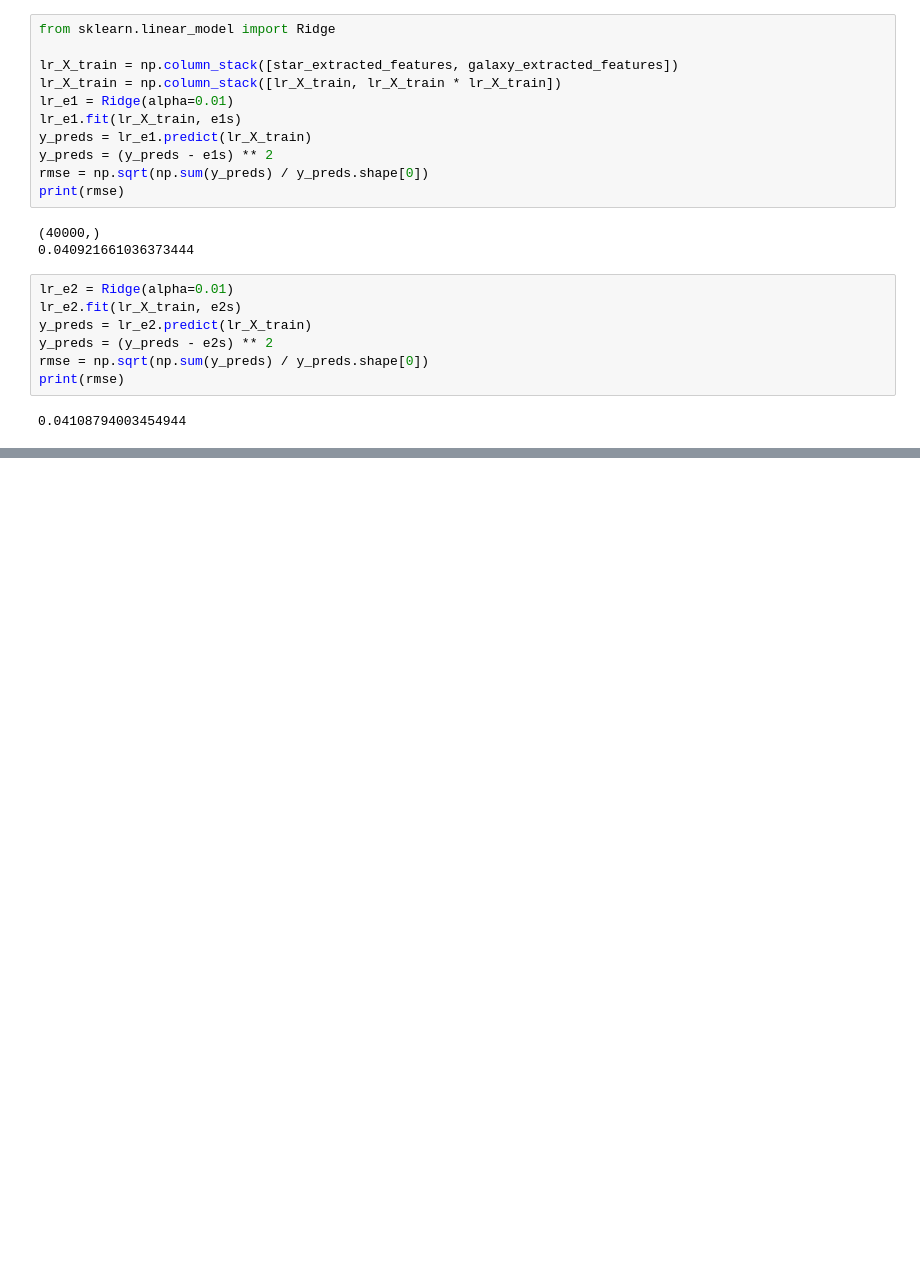
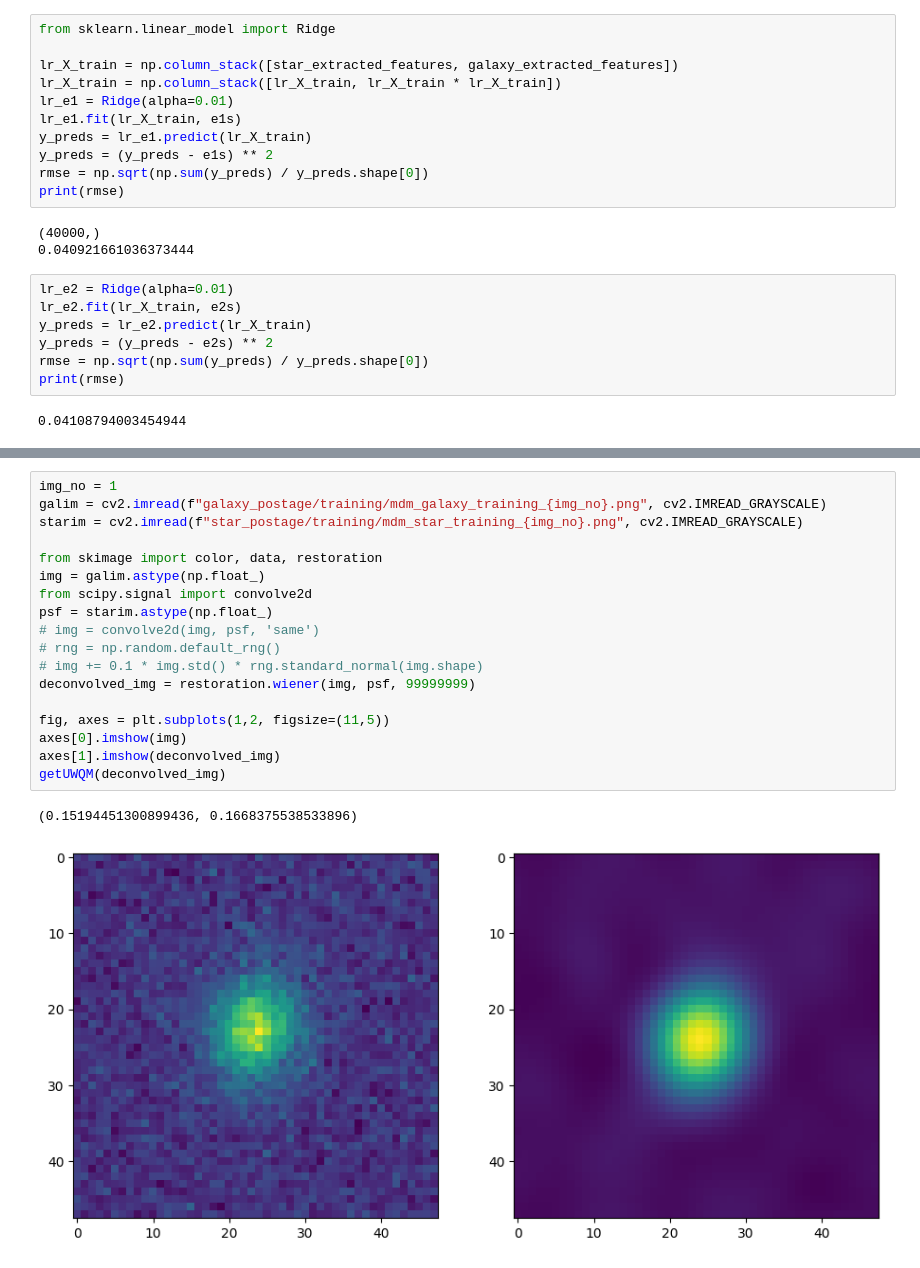
Before and after one commit to CUBoulderMachineLearningProject/GuardiansOfTheGalaxy, a Jupyter notebook: RanajitRoy/Analysis.ipynb, the cells around one changed output, grey strips where cells are left out. Drawn from its saved outputs; the diff is of its cells as text; blank space fills up the shorter version.

```diff
--- a/RanajitRoy/Analysis.ipynb
+++ b/RanajitRoy/Analysis.ipynb
@@ -548,0 +587,21 @@ print(rmse)
+# %%
+img_no = 1
+galim = cv2.imread(f"galaxy_postage/training/mdm_galaxy_training_{img_no}.png", cv2.IMREAD_GRAYSCALE)
+starim = cv2.imread(f"star_postage/training/mdm_star_training_{img_no}.png", cv2.IMREAD_GRAYSCALE)
+
+from skimage import color, data, restoration
+img = galim.astype(np.float_)
+from scipy.signal import convolve2d
+psf = starim.astype(np.float_)
+# img = convolve2d(img, psf, 'same')
+# rng = np.random.default_rng()
+# img += 0.1 * img.std() * rng.standard_normal(img.shape)
+deconvolved_img = restoration.wiener(img, psf, 99999999)
+
+fig, axes = plt.subplots(1,2, figsize=(11,5))
+axes[0].imshow(img)
+axes[1].imshow(deconvolved_img)
+getUWQM(deconvolved_img)
+# %% [output]
+(0.15194451300899436, 0.1668375538533896)
+[figure, added]
```
Also changed, not shown: parts of 23 cells of this notebook.
